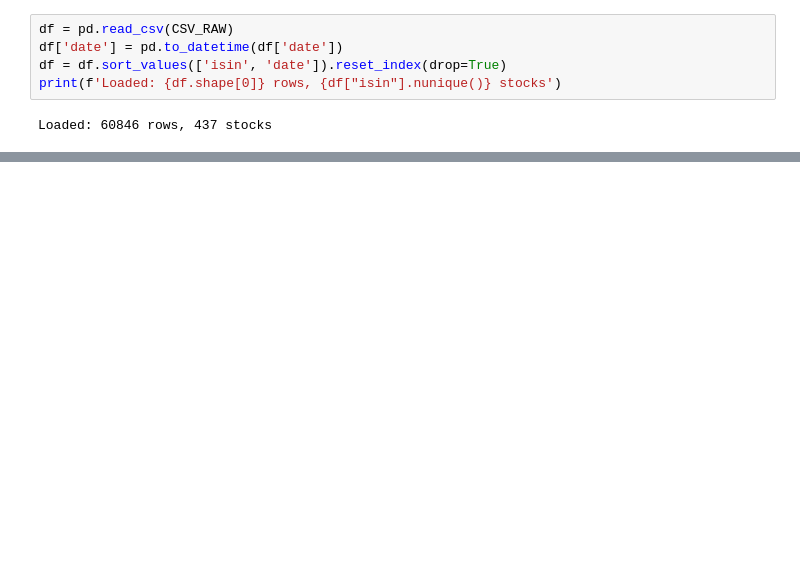
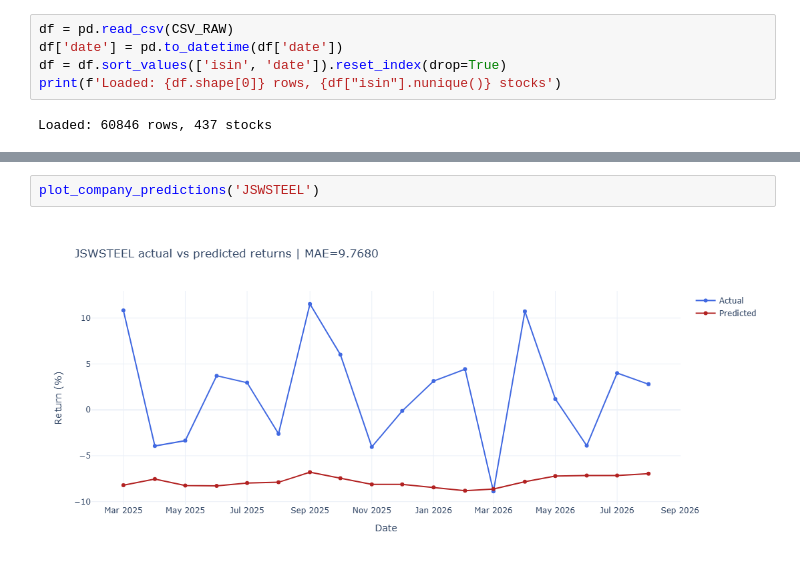
Before and after one commit to adityamtr/PIC, a Jupyter notebook: backend/notebooks/train_tft_v2.ipynb, the cells around one changed output, grey strips where cells are left out. Drawn from its saved outputs; the diff is of its cells as text; blank space fills up the shorter version.

```diff
--- a/backend/notebooks/train_tft_v2.ipynb
+++ b/backend/notebooks/train_tft_v2.ipynb
@@ -406,0 +640,4 @@ NameError: name 'tft' is not defined
+# %%
+plot_company_predictions('JSWSTEEL')
+# %% [output]
+[figure, added]
```
Also changed, not shown: parts of 51 cells of this notebook, 4 other files.
